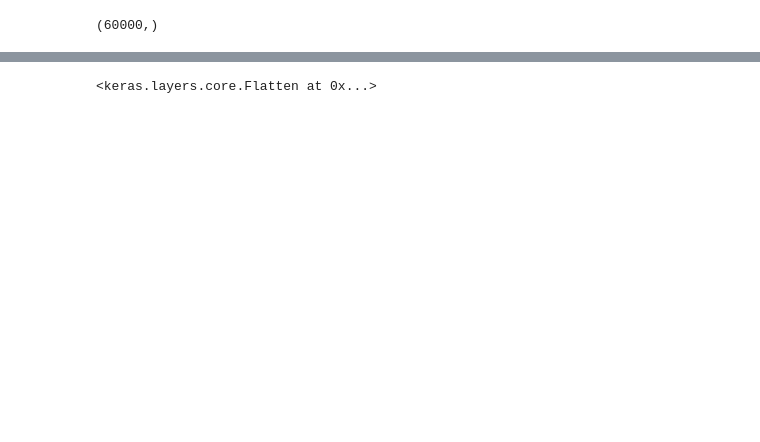
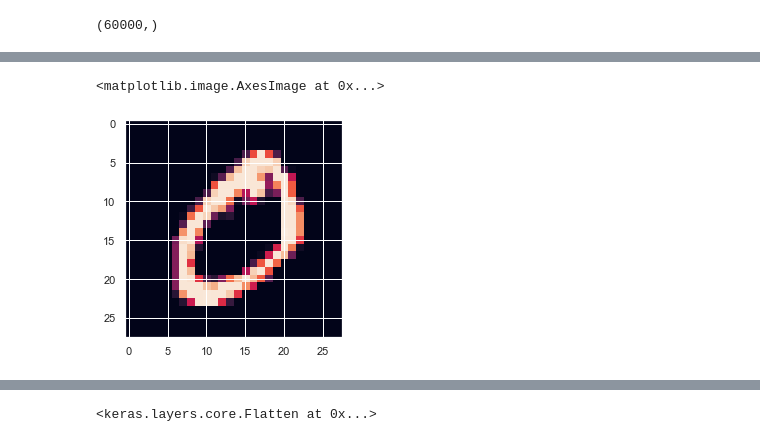
Before and after one commit to Unique-Divine/Hello-World-of-ML, a Jupyter notebook: Image Recognition/MNIST Digits - Neural Network/MNIST Digit Classification.ipynb, the cells around one changed output, grey strips where cells are left out. Saved outputs shown, nothing was run; the diff lists cells and outputs as text; code cells hidden in the pictures; blank space fills up the shorter version.

```diff
--- a/Image Recognition/MNIST Digits - Neural Network/MNIST Digit Classification.ipynb
+++ b/Image Recognition/MNIST Digits - Neural Network/MNIST Digit Classification.ipynb
@@ -45,0 +46,5 @@ y_train.shape
+# %%
+plt.imshow(x_train[1])
+# %% [output]
+<matplotlib.image.AxesImage at 0x...>
+[figure, added]
```
Also changed, not shown: parts of 11 cells of this notebook.
